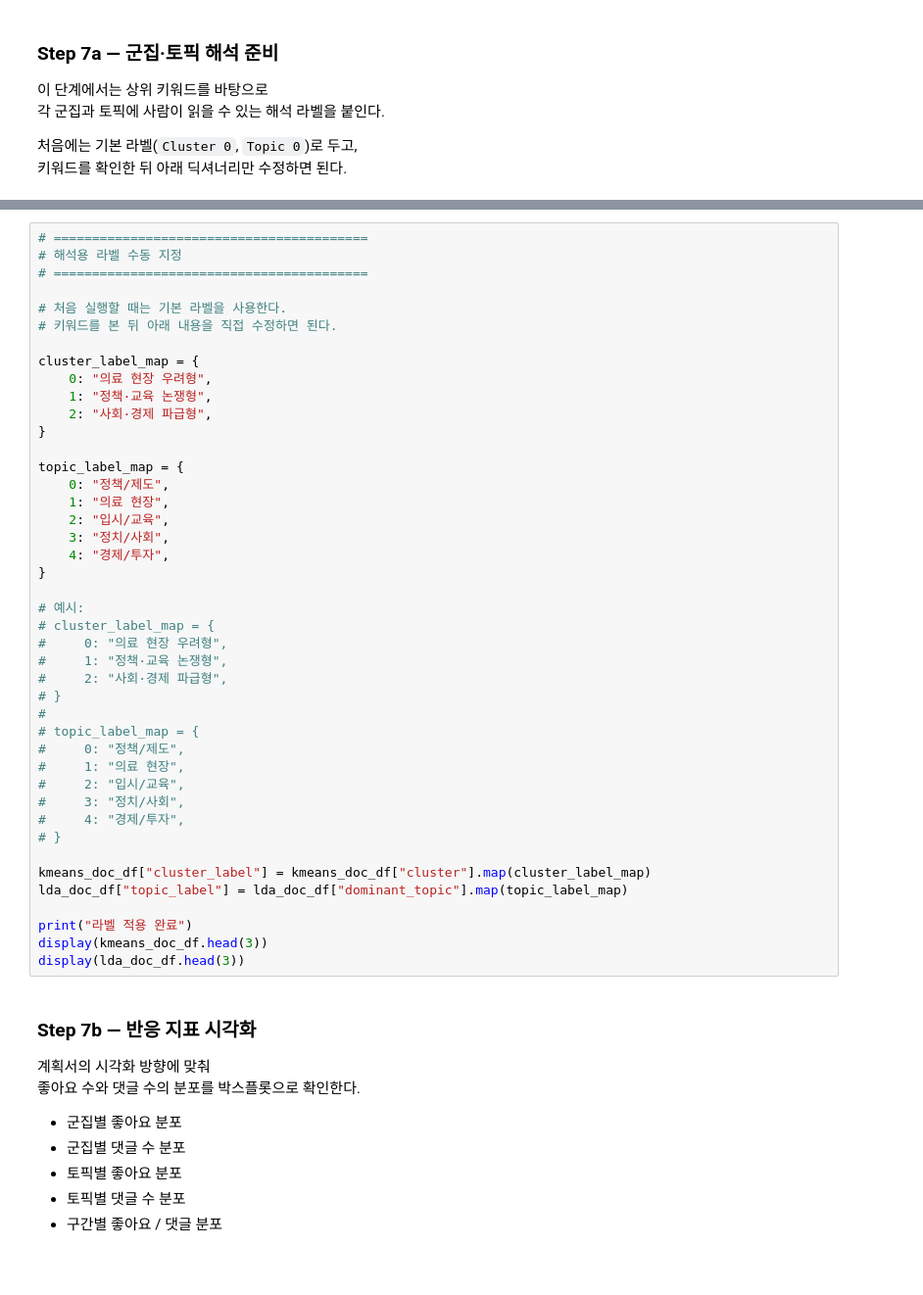
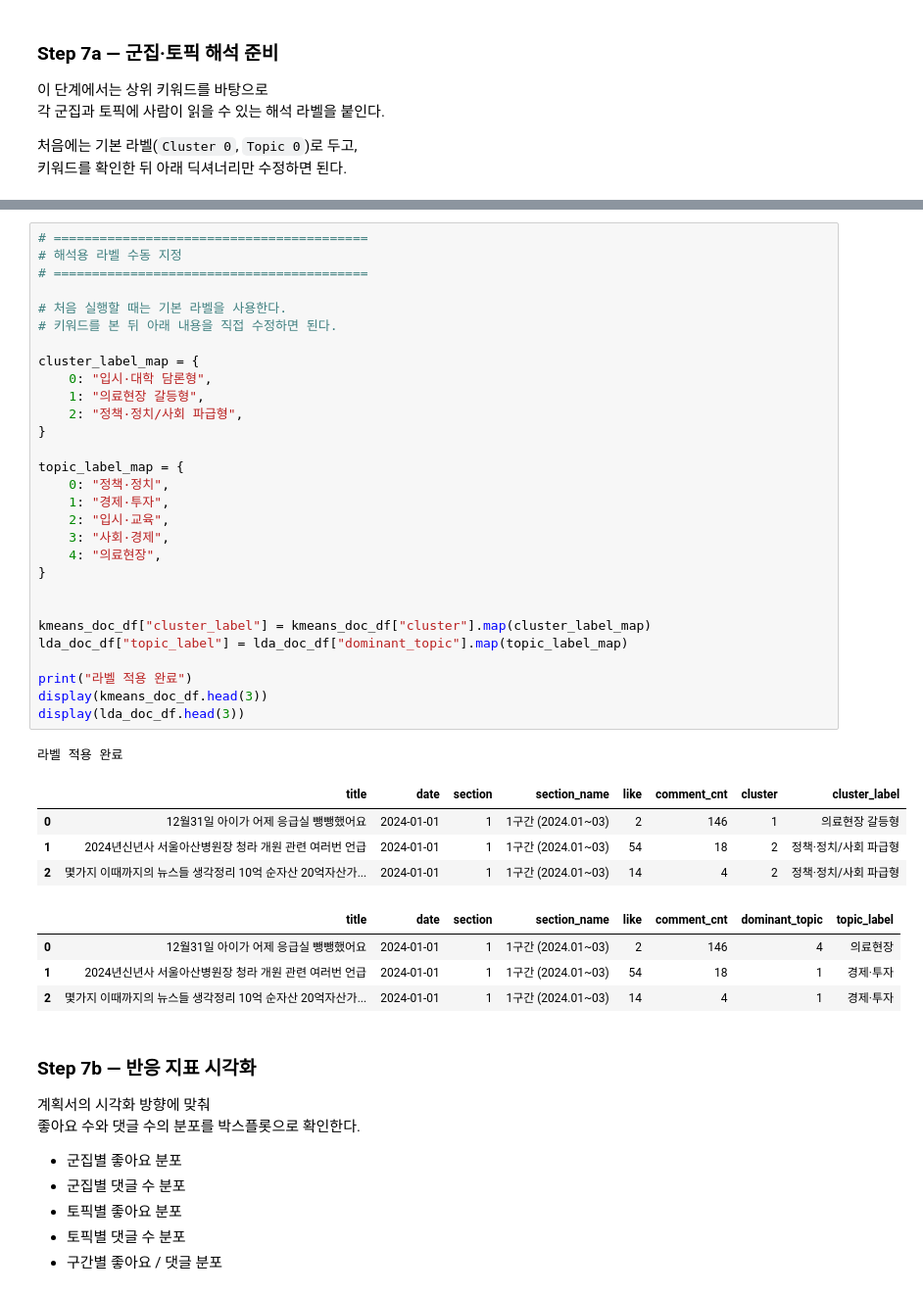
Before and after one commit to 01tjdus/Increase-in-medical-school-seats, a Jupyter notebook: notebooks/03_analysis/section_analysis_pipeline.ipynb, the cells around one changed output, grey strips where cells are left out. Shown at 98% size. Saved outputs shown, nothing was run; the diff lists cells and outputs as text; blank space fills up the shorter version.

```diff
--- a/notebooks/03_analysis/section_analysis_pipeline.ipynb
+++ b/notebooks/03_analysis/section_analysis_pipeline.ipynb
@@ -776,46 +925,42 @@ display(topic_keyword_summary)
 # %%
 # =========================================
 # 해석용 라벨 수동 지정
 # =========================================
 
 # 처음 실행할 때는 기본 라벨을 사용한다.
 # 키워드를 본 뒤 아래 내용을 직접 수정하면 된다.
 
 cluster_label_map = {
-    0: "의료 현장 우려형",
-    1: "정책·교육 논쟁형",
-    2: "사회·경제 파급형",
+    0: "입시·대학 담론형",
+    1: "의료현장 갈등형",
+    2: "정책·정치/사회 파급형",
 }
 
 topic_label_map = {
-    0: "정책/제도",
-    1: "의료 현장",
-    2: "입시/교육",
-    3: "정치/사회",
-    4: "경제/투자",
+    0: "정책·정치",
+    1: "경제·투자",
+    2: "입시·교육",
+    3: "사회·경제",
+    4: "의료현장",
 }
 
-# 예시:
-# cluster_label_map = {
-#     0: "의료 현장 우려형",
-#     1: "정책·교육 논쟁형",
-#     2: "사회·경제 파급형",
-# }
-#
-# topic_label_map = {
-#     0: "정책/제도",
-#     1: "의료 현장",
-#     2: "입시/교육",
-#     3: "정치/사회",
-#     4: "경제/투자",
-# }
 
 kmeans_doc_df["cluster_label"] = kmeans_doc_df["cluster"].map(cluster_label_map)
 lda_doc_df["topic_label"] = lda_doc_df["dominant_topic"].map(topic_label_map)
 
 print("라벨 적용 완료")
 display(kmeans_doc_df.head(3))
 display(lda_doc_df.head(3))
+# %% [output]
+라벨 적용 완료
+|  | title | date | section | section_name | like | comment_cnt | cluster | cluster_label |
+| 0 | 12월31일 아이가 어제 응급실 뺑뺑했어요 | 2024-01-01 | 1 | 1구간 (2024.01~03) | 2 | 146 | 1 | 의료현장 갈등형 |
+| 1 | 2024년신년사 서울아산병원장 청라 개원 관련 여러번 언급 | 2024-01-01 | 1 | 1구간 (2024.01~03) | 54 | 18 | 2 | 정책·정치/사회 파급형 |
+| 2 | 몇가지 이때까지의 뉴스들 생각정리 10억 순자산 20억자산가... | 2024-01-01 | 1 | 1구간 (2024.01~03) | 14 | 4 | 2 | 정책·정치/사회 파급형 |
+|  | title | date | section | section_name | like | comment_cnt | dominant_topic | topic_label |
+| 0 | 12월31일 아이가 어제 응급실 뺑뺑했어요 | 2024-01-01 | 1 | 1구간 (2024.01~03) | 2 | 146 | 4 | 의료현장 |
+| 1 | 2024년신년사 서울아산병원장 청라 개원 관련 여러번 언급 | 2024-01-01 | 1 | 1구간 (2024.01~03) | 54 | 18 | 1 | 경제·투자 |
+| 2 | 몇가지 이때까지의 뉴스들 생각정리 10억 순자산 20억자산가... | 2024-01-01 | 1 | 1구간 (2024.01~03) | 14 | 4 | 1 | 경제·투자 |
 # %% [markdown]
 ### Step 7b — 반응 지표 시각화
 
```
Also changed, not shown: parts of 24 cells of this notebook, 7 other files.
